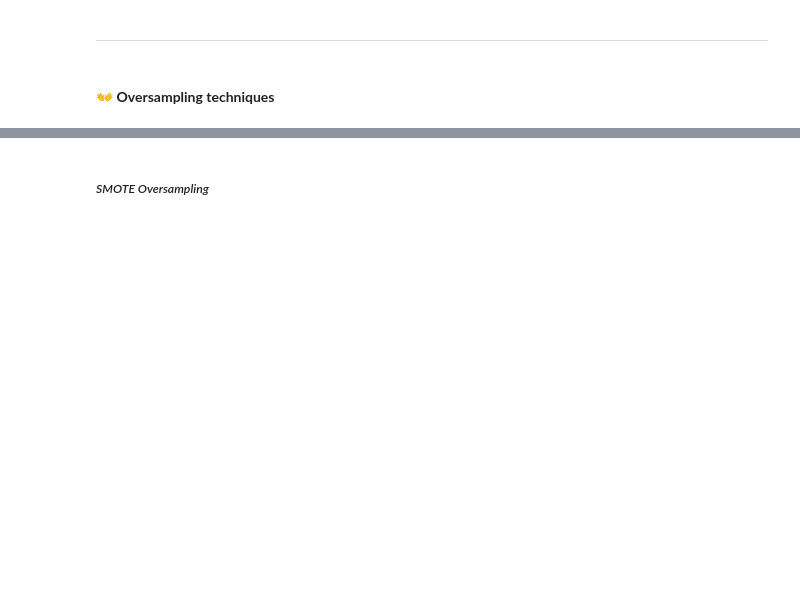
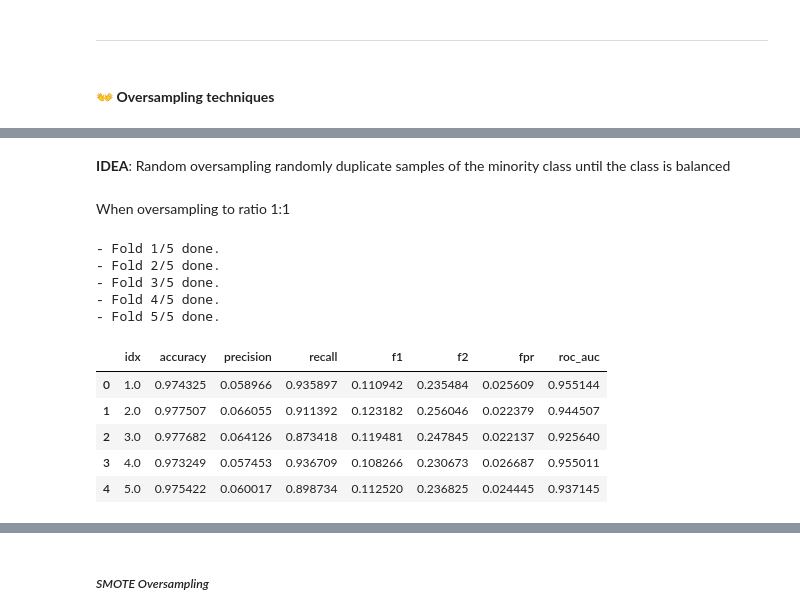
Before and after one commit to trungdung1711/credit-card-fraud-detection, a Jupyter notebook: notebooks/_v1.ipynb, the cells around one changed output, grey strips where cells are left out. Cells and saved outputs as stored; diff of their text form; code cells hidden in the pictures; blank space fills up the shorter version.

```diff
--- a/notebooks/_v1.ipynb
+++ b/notebooks/_v1.ipynb
@@ -965,0 +1086,75 @@ dtype: float64
+# %% [markdown]
+**IDEA**: Random oversampling randomly duplicate samples of the minority class until the class is balanced
+# %% [markdown]
+When oversampling to ratio 1:1
+# %%
+# define the k-fold
+kf = StratifiedKFold(
+    n_splits=5,
+    shuffle=True,
+    random_state=42
+)
+
+ros_results = pd.DataFrame(
+    columns=[
+        "idx",
+        "accuracy",
+        "precision",
+        "recall",
+        "f1",
+        "f2",
+        "fpr",
+        "roc_auc"
+    ]
+)
+
+for idx, (train_idx, val_idx) in enumerate(kf.split(X_train, y_train), 1):
+  X_train_fold, X_val_fold = X_train.iloc[train_idx], X_train.iloc[val_idx]
+  y_train_fold, y_val_fold = y_train.iloc[train_idx], y_train.iloc[val_idx]
+
+  model = LogisticRegression(
+      random_state=42,
+      max_iter=1000
+  )
+
+  # calculate size of resampling
+  legitimate_size = y_train_fold.value_counts().max()
+  fraud_size = y_train_fold.value_counts().min()
+
+  ros = RandomOverSampler(
+      random_state=42,
+      sampling_strategy="minority"
+  )
+
+  # Pipeline
+
+  pipeline = Pipeline(
+      [
+          ("resampler", ros),
+          ("model", model)
+      ]
+  )
+
+  pipeline.fit(X=X_train_fold, y=y_train_fold)
+  y_pred = pipeline.predict(X_val_fold)
+
+  # metrics
+  metrics = collect_metrics(y_val_fold, y_pred)
+  ros_results.loc[len(ros_results)] = [idx] + metrics
+
+  print(f"- Fold {idx}/{kf.get_n_splits()} done.")
+# %% [output]
+- Fold 1/5 done.
+- Fold 2/5 done.
+- Fold 3/5 done.
+- Fold 4/5 done.
+- Fold 5/5 done.
+# %%
+ros_results.head(100)
+# %% [output]
+|  | idx | accuracy | precision | recall | f1 | f2 | fpr | roc_auc |
+| 0 | 1.0 | 0.974325 | 0.058966 | 0.935897 | 0.110942 | 0.235484 | 0.025609 | 0.955144 |
+| 1 | 2.0 | 0.977507 | 0.066055 | 0.911392 | 0.123182 | 0.256046 | 0.022379 | 0.944507 |
+| 2 | 3.0 | 0.977682 | 0.064126 | 0.873418 | 0.119481 | 0.247845 | 0.022137 | 0.925640 |
+| 3 | 4.0 | 0.973249 | 0.057453 | 0.936709 | 0.108266 | 0.230673 | 0.026687 | 0.955011 |
+| 4 | 5.0 | 0.975422 | 0.060017 | 0.898734 | 0.112520 | 0.236825 | 0.024445 | 0.937145 |
```
Also changed, not shown: parts of 26 cells of this notebook.
